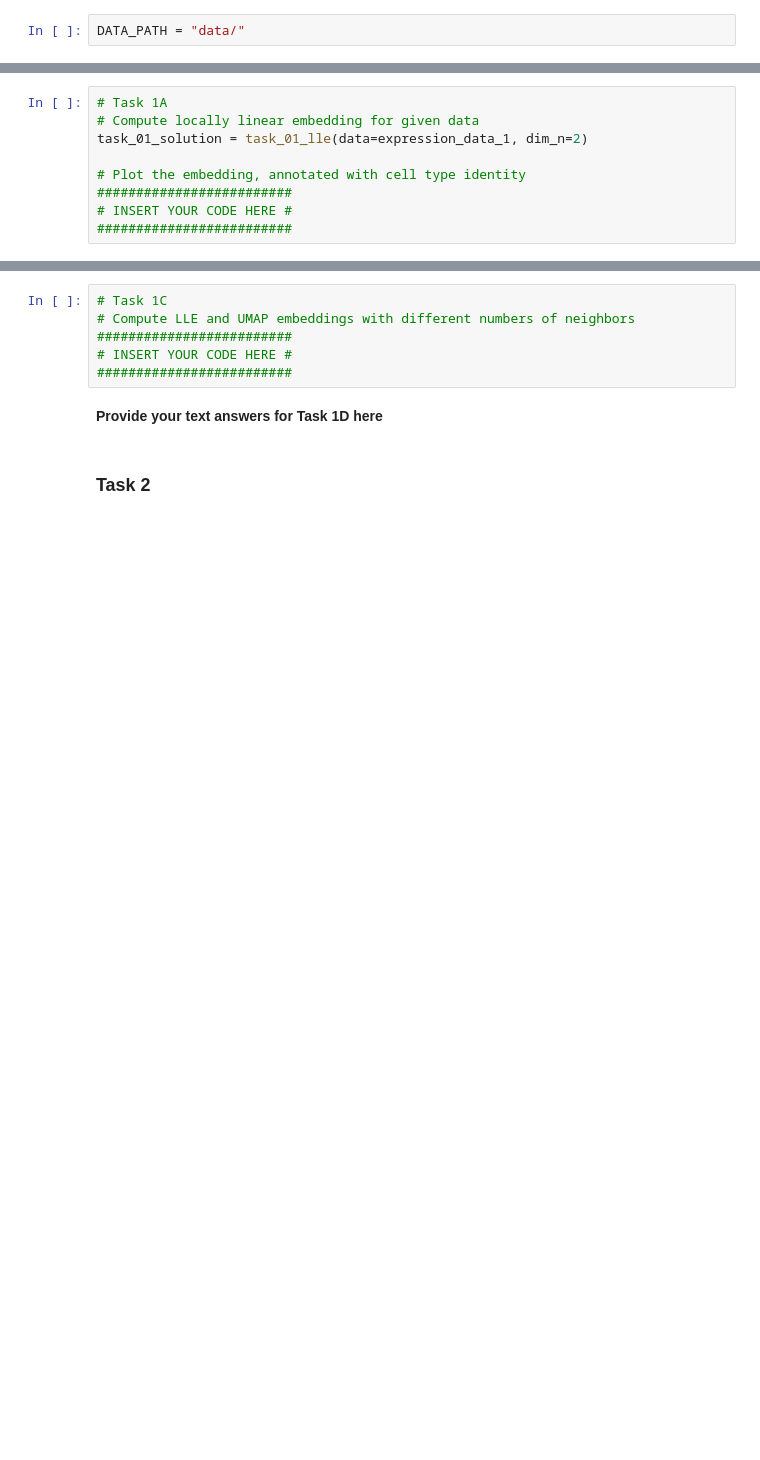
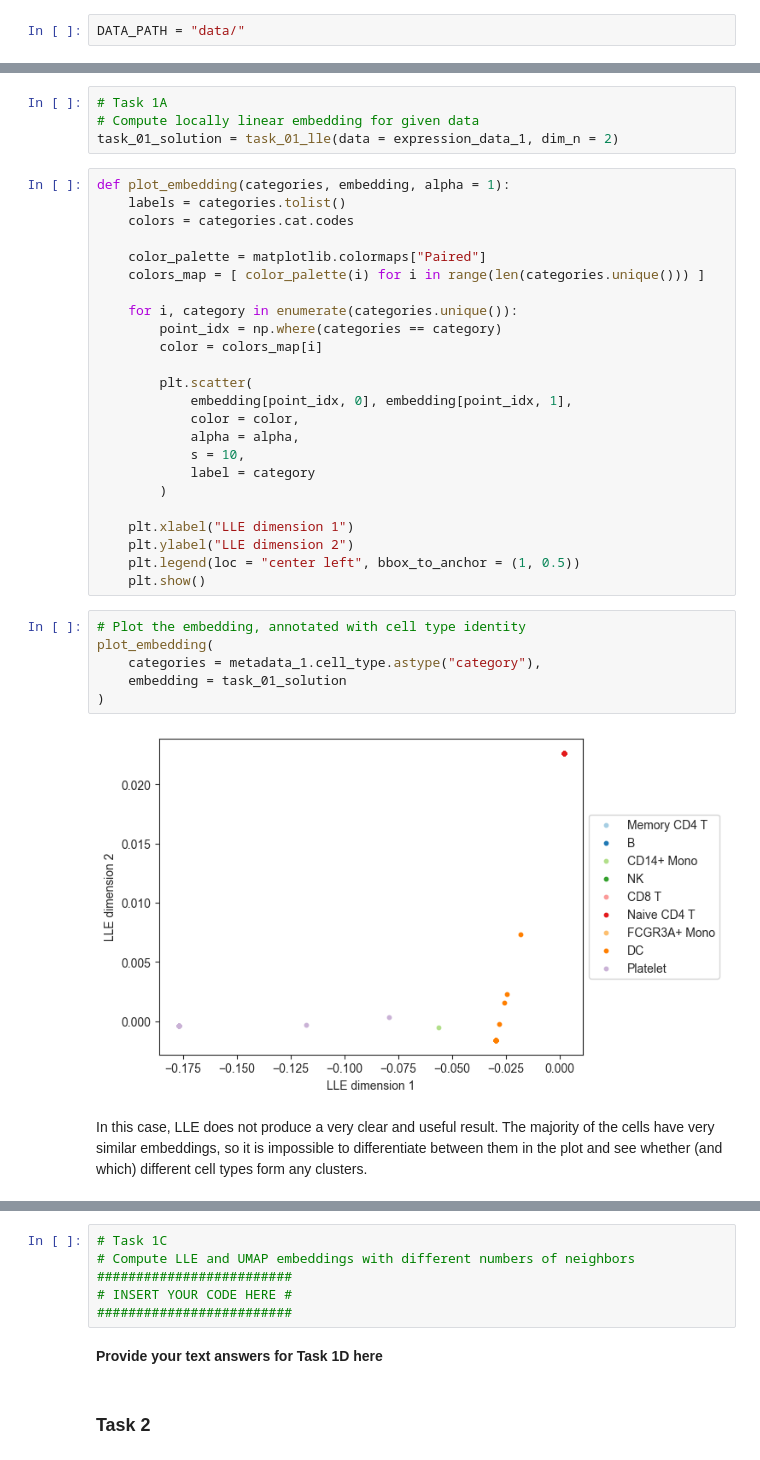
Before and after one commit to kerseviciute/machine-learning-for-single-cell-biology, a Jupyter notebook: hw2/mlscb_2024_assignment_02_code.ipynb, the cells around one changed output, grey strips where cells are left out. Saved outputs shown, nothing was run; the diff lists cells and outputs as text; blank space fills up the shorter version.

Commit message:
Task 1A and 1B.

```diff
--- a/hw2/mlscb_2024_assignment_02_code.ipynb
+++ b/hw2/mlscb_2024_assignment_02_code.ipynb
@@ -54,9 +199,38 @@ def task_01_lle(data: np.array, dim_n: int, k=5) -> np.array:
 # %%
 # Task 1A
 # Compute locally linear embedding for given data
-task_01_solution = task_01_lle(data=expression_data_1, dim_n=2)
-
-# Plot the embedding, annotated with cell type identity
-#########################
-# INSERT YOUR CODE HERE #
-#########################
+task_01_solution = task_01_lle(data = expression_data_1, dim_n = 2)
+# %%
+def plot_embedding(categories, embedding, alpha = 1):
+    labels = categories.tolist()
+    colors = categories.cat.codes
+
+    color_palette = matplotlib.colormaps["Paired"]
+    colors_map = [ color_palette(i) for i in range(len(categories.unique())) ]
+
+    for i, category in enumerate(categories.unique()):
+        point_idx = np.where(categories == category)
+        color = colors_map[i]
+
+        plt.scatter(
+            embedding[point_idx, 0], embedding[point_idx, 1],
+            color = color,
+            alpha = alpha,
+            s = 10,
+            label = category
+        )
+
+    plt.xlabel("LLE dimension 1")
+    plt.ylabel("LLE dimension 2")
+    plt.legend(loc = "center left", bbox_to_anchor = (1, 0.5))
+    plt.show()
+# %%
+# Plot the embedding, annotated with cell type identity
+plot_embedding(
+    categories = metadata_1.cell_type.astype("category"),
+    embedding = task_01_solution
+)
+# %% [output]
+[figure, added]
+# %% [markdown]
+In this case, LLE does not produce a very clear and useful result. The majority of the cells have very similar embeddings, so it is impossible to differentiate between them in the plot and see whether (and which) different cell types form any clusters.
```
Also changed, not shown: parts of 14 cells of this notebook.
